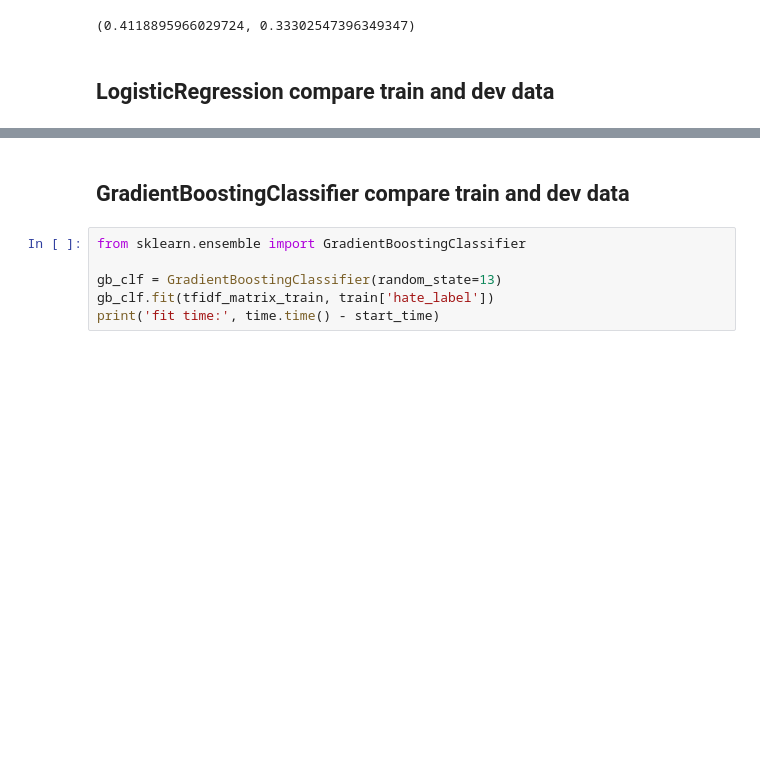
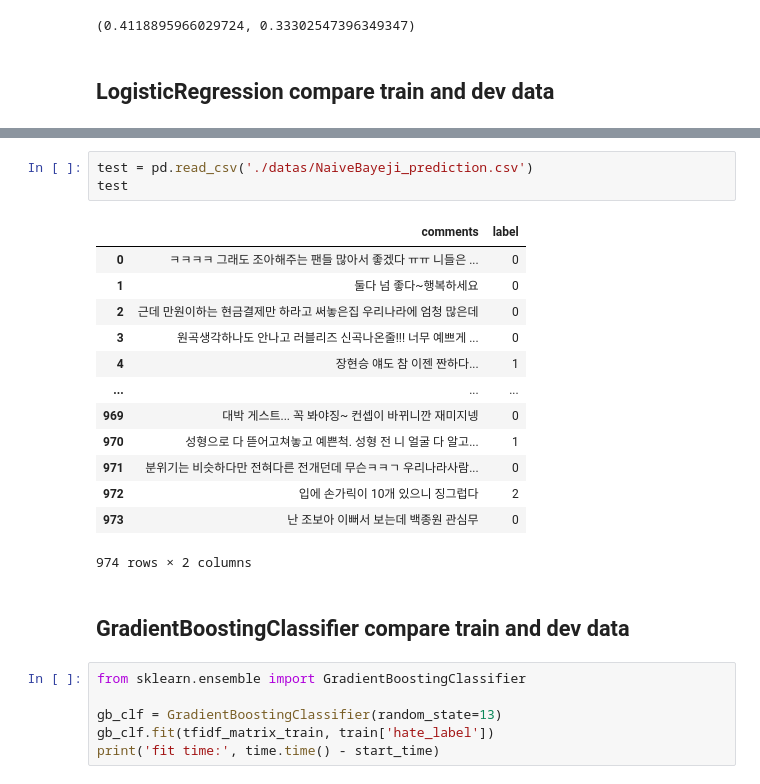
Before and after one commit to hayoon/nlp_hate_speech, a Jupyter notebook: code/yeji/04_tfidf_clf.ipynb, the cells around one changed output, grey strips where cells are left out. Drawn from its saved outputs; the diff is of its cells as text; blank space fills up the shorter version.

```diff
--- a/code/yeji/04_tfidf_clf.ipynb
+++ b/code/yeji/04_tfidf_clf.ipynb
@@ -84,3 +183,20 @@ accuracy_score(dev['hate_label'], preds), f1_score(preds, dev['hate_label'], ave
+# %%
+test = pd.read_csv('./datas/NaiveBayeji_prediction.csv')
+test
+# %% [output]
+|  | comments | label |
+| 0 | ㅋㅋㅋㅋ 그래도 조아해주는 팬들 많아서 좋겠다 ㅠㅠ 니들은 ... | 0 |
+| 1 | 둘다 넘 좋다~행복하세요 | 0 |
+| 2 | 근데 만원이하는 현금결제만 하라고 써놓은집 우리나라에 엄청 많은데 | 0 |
+| 3 | 원곡생각하나도 안나고 러블리즈 신곡나온줄!!! 너무 예쁘게 ... | 0 |
+| 4 | 장현승 얘도 참 이젠 짠하다... | 1 |
+| ... | ... | ... |
+| 969 | 대박 게스트... 꼭 봐야징~ 컨셉이 바뀌니깐 재미지넹 | 0 |
+| 970 | 성형으로 다 뜯어고쳐놓고 예쁜척. 성형 전 니 얼굴 다 알고... | 1 |
+| 971 | 분위기는 비슷하다만 전혀다른 전개던데 무슨ㅋㅋㄱ 우리나라사람... | 0 |
+| 972 | 입에 손가릭이 10개 있으니 징그럽다 | 2 |
+| 973 | 난 조보아 이뻐서 보는데 백종원 관심무 | 0 |
+974 rows × 2 columns
 # %% [markdown]
 ## GradientBoostingClassifier compare train and dev data
 # %%
```
Also changed, not shown: parts of 23 cells of this notebook, 1 other file.
